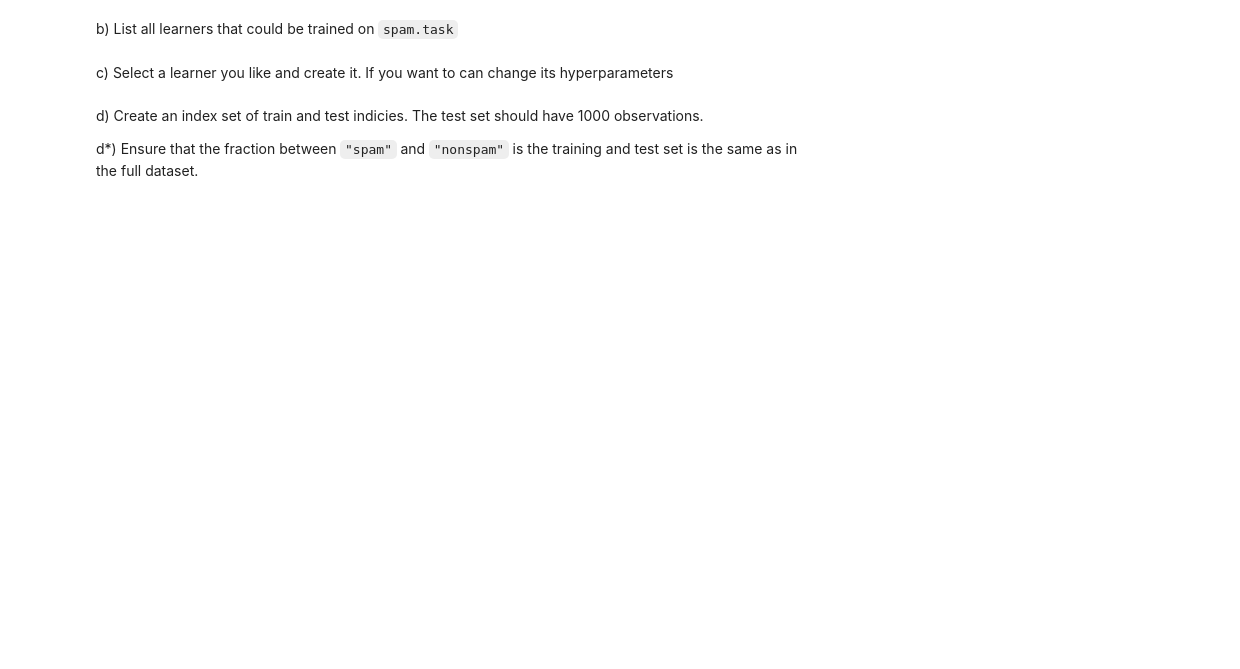
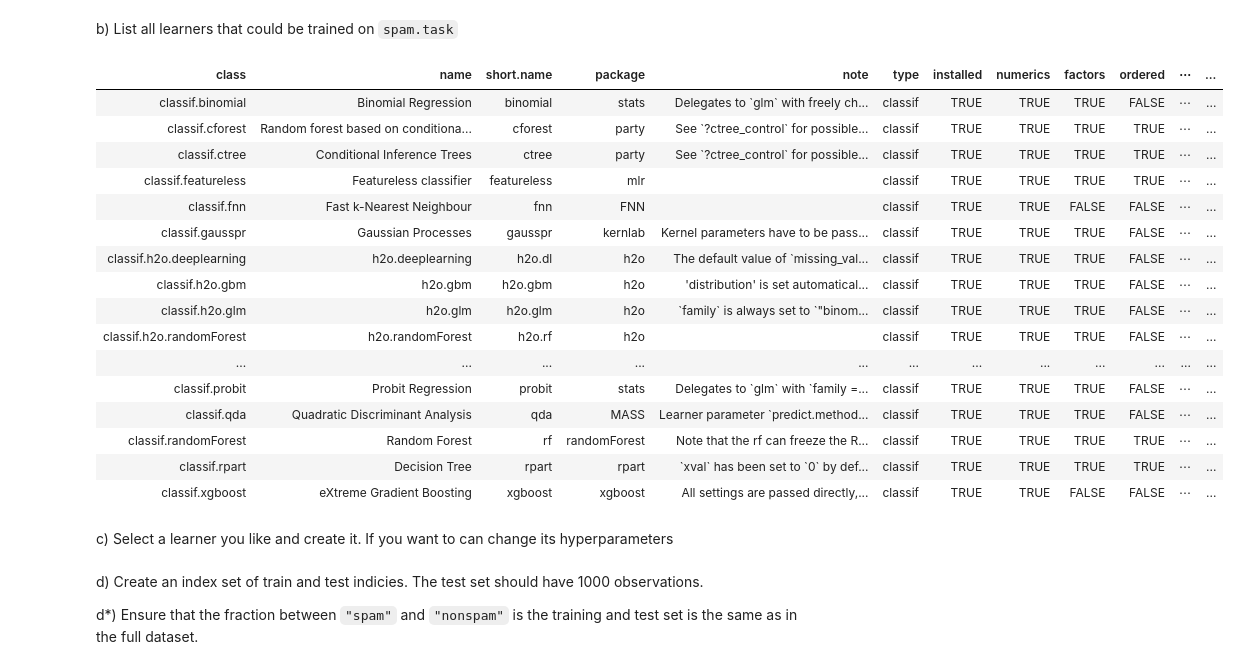
Before and after one commit to ja-thomas/whyr_2018_intro_mlr, a Jupyter notebook: notebook1.ipynb, the cells around one changed output. Drawn from its saved outputs; the diff is of its cells as text; code cells hidden in the pictures; blank space fills up the shorter version.

```diff
--- a/notebook1.ipynb
+++ b/notebook1.ipynb
@@ -41,5 +41,5 @@ a) Create a binary classifcation task from the spam data
 # %%
 library(mlr)
 data(spam, package = "kernlab")
-
-spam.task = ...
+spam.task = makeClassifTask(id = "spam", data = spam, target = "type", positive = "spam")
+spam.task
@@ -46,4 +62,24 @@ spam.task = ...
 # %% [markdown]
 b) List all learners that could be trained on `spam.task`
+# %%
+listLearners(spam.task, warn.missing.packages = FALSE)
+# %% [output]
+| class | name | short.name | package | note | type | installed | numerics | factors | ordered | ⋯ | ... |
+| classif.binomial | Binomial Regression | binomial | stats | Delegates to `glm` with freely ch... | classif | TRUE | TRUE | TRUE | FALSE | ⋯ | ... |
+| classif.cforest | Random forest based on conditiona... | cforest | party | See `?ctree_control` for possible... | classif | TRUE | TRUE | TRUE | TRUE | ⋯ | ... |
+| classif.ctree | Conditional Inference Trees | ctree | party | See `?ctree_control` for possible... | classif | TRUE | TRUE | TRUE | TRUE | ⋯ | ... |
+| classif.featureless | Featureless classifier | featureless | mlr |  | classif | TRUE | TRUE | TRUE | TRUE | ⋯ | ... |
+| classif.fnn | Fast k-Nearest Neighbour | fnn | FNN |  | classif | TRUE | TRUE | FALSE | FALSE | ⋯ | ... |
+| classif.gausspr | Gaussian Processes | gausspr | kernlab | Kernel parameters have to be pass... | classif | TRUE | TRUE | TRUE | FALSE | ⋯ | ... |
+| classif.h2o.deeplearning | h2o.deeplearning | h2o.dl | h2o | The default value of `missing_val... | classif | TRUE | TRUE | TRUE | FALSE | ⋯ | ... |
+| classif.h2o.gbm | h2o.gbm | h2o.gbm | h2o | 'distribution' is set automatical... | classif | TRUE | TRUE | TRUE | FALSE | ⋯ | ... |
+| classif.h2o.glm | h2o.glm | h2o.glm | h2o | `family` is always set to `"binom... | classif | TRUE | TRUE | TRUE | FALSE | ⋯ | ... |
+| classif.h2o.randomForest | h2o.randomForest | h2o.rf | h2o |  | classif | TRUE | TRUE | TRUE | FALSE | ⋯ | ... |
+| ... | ... | ... | ... | ... | ... | ... | ... | ... | ... | ... | ... |
+| classif.probit | Probit Regression | probit | stats | Delegates to `glm` with `family =... | classif | TRUE | TRUE | TRUE | FALSE | ⋯ | ... |
+| classif.qda | Quadratic Discriminant Analysis | qda | MASS | Learner parameter `predict.method... | classif | TRUE | TRUE | TRUE | FALSE | ⋯ | ... |
+| classif.randomForest | Random Forest | rf | randomForest | Note that the rf can freeze the R... | classif | TRUE | TRUE | TRUE | TRUE | ⋯ | ... |
+| classif.rpart | Decision Tree | rpart | rpart | `xval` has been set to `0` by def... | classif | TRUE | TRUE | TRUE | TRUE | ⋯ | ... |
+| classif.xgboost | eXtreme Gradient Boosting | xgboost | xgboost | All settings are passed directly,... | classif | TRUE | TRUE | FALSE | FALSE | ⋯ | ... |
 # %% [markdown]
 c) Select a learner you like and create it. If you want to can change its hyperparameters
```
Also changed, not shown: parts of 9 cells of this notebook, 1 other file.
